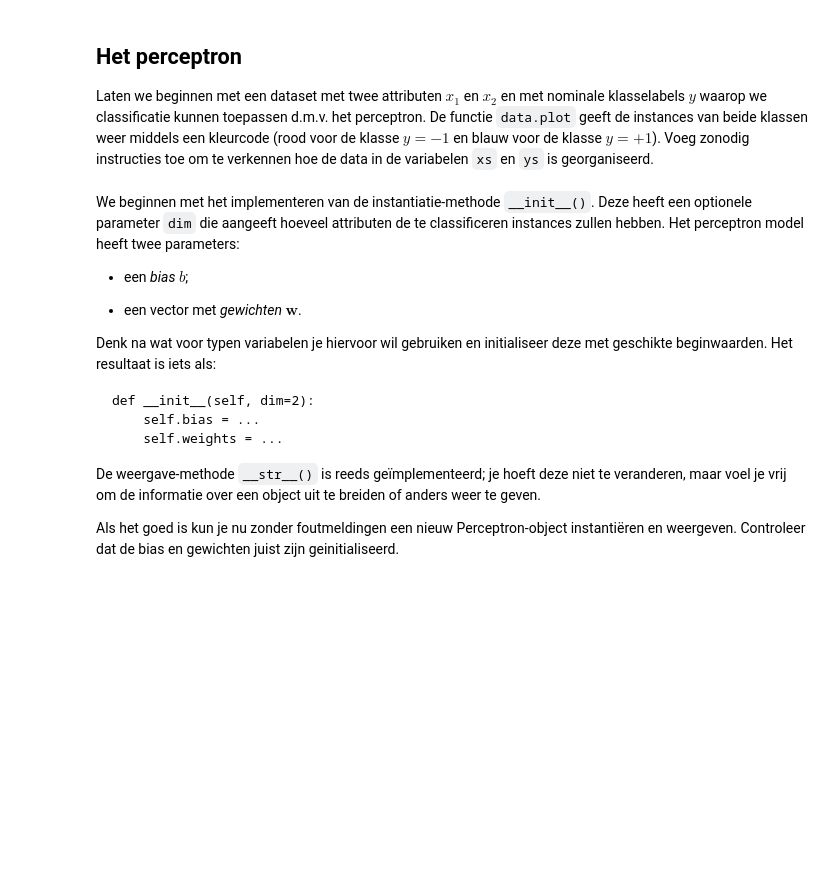
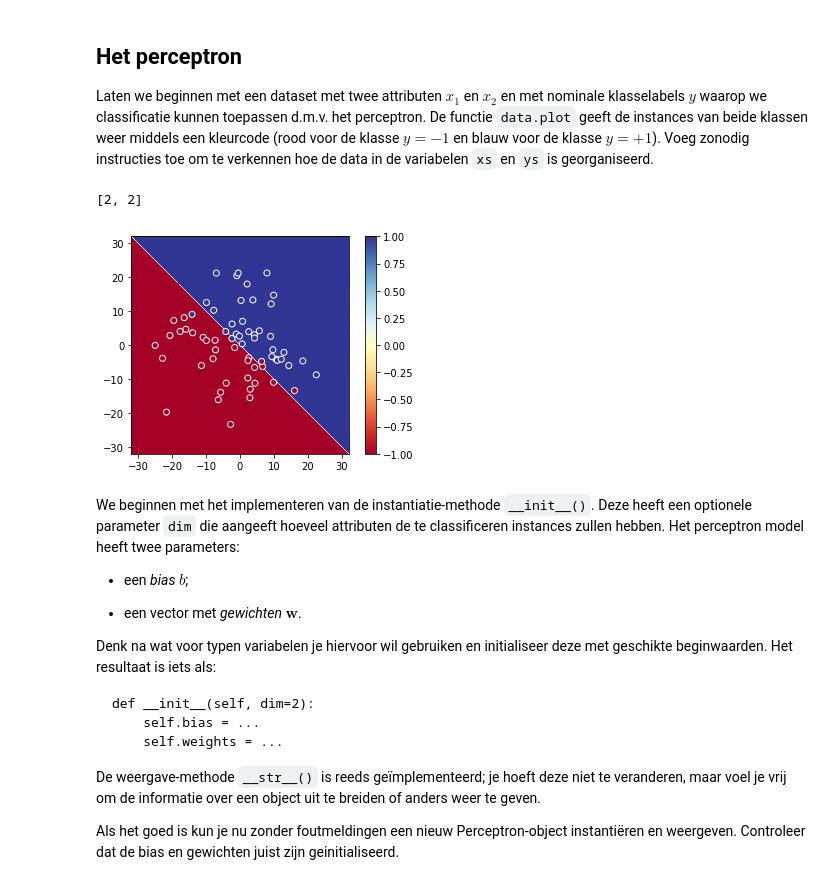
Before and after one commit to wmellema/DataMiningTest, a Jupyter notebook: les1/oefeningen.ipynb, the cells around one changed output. Cells and saved outputs as stored; diff of their text form; code cells hidden in the pictures; blank space fills up the shorter version.

```diff
--- a/les1/oefeningen.ipynb
+++ b/les1/oefeningen.ipynb
@@ -27,3 +38,14 @@ data.plot(xs, ys)
+# %%
+del sys.modules['model']   # Unload the old model version
+from model import *        # Reload the new model version
+
+my_perceptron = Perceptron()
+
+xs, ys = data.generate_data()
+data.plot_data(xs, ys, my_perceptron)
+# %% [output]
+[2, 2]
+[figure, added]
 # %% [markdown]
 We beginnen met het implementeren van de instantiatie-methode `__init__()`. Deze heeft een optionele parameter `dim` die aangeeft hoeveel attributen de te classificeren instances zullen hebben. Het perceptron model heeft twee parameters:
 
```
Also changed, not shown: parts of 9 cells of this notebook, 5 other files.
